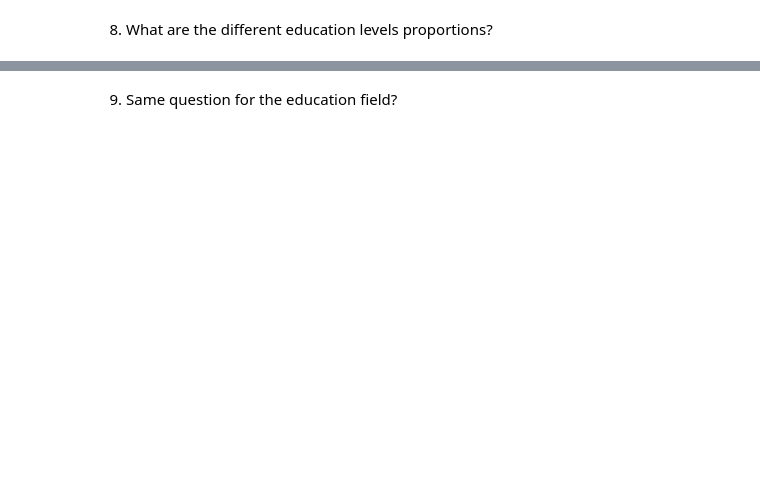
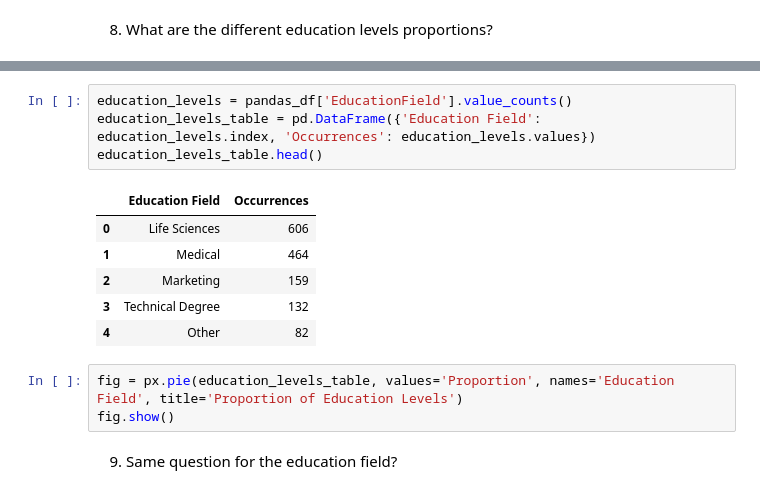
Before and after one commit to VPoussou/DataTouka, a Jupyter notebook: 01-EDA_IBM_attrition.ipynb, the cells around one changed output, grey strips where cells are left out. Saved outputs shown, nothing was run; the diff lists cells and outputs as text; blank space fills up the shorter version.

```diff
--- a/01-EDA_IBM_attrition.ipynb
+++ b/01-EDA_IBM_attrition.ipynb
@@ -72,2 +76,16 @@ Find two ways of investigating the difference
+# %%
+education_levels = pandas_df['EducationField'].value_counts()
+education_levels_table = pd.DataFrame({'Education Field': education_levels.index, 'Occurrences': education_levels.values})
+education_levels_table.head()
+# %% [output]
+|  | Education Field | Occurrences |
+| 0 | Life Sciences | 606 |
+| 1 | Medical | 464 |
+| 2 | Marketing | 159 |
+| 3 | Technical Degree | 132 |
+| 4 | Other | 82 |
+# %%
+fig = px.pie(education_levels_table, values='Proportion', names='Education Field', title='Proportion of Education Levels')
+fig.show()
 # %% [markdown]
 9. Same question for the education field?
```
Also changed, not shown: parts of 14 cells of this notebook, 6 other files.
